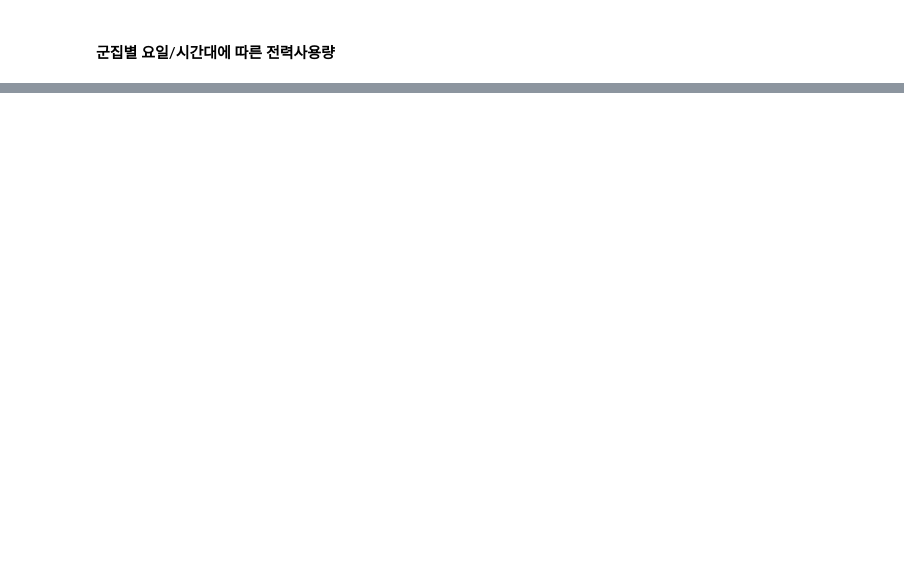
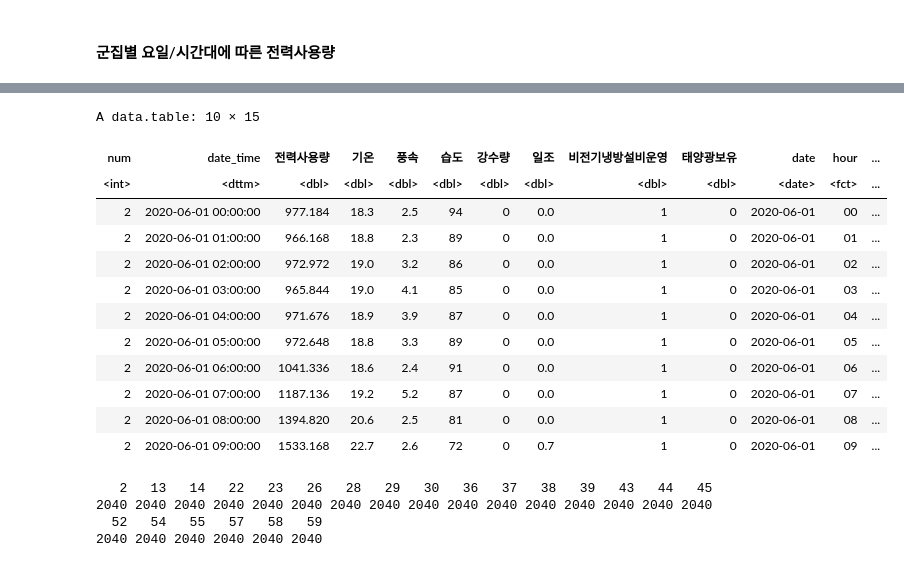
Before and after one commit to mjiii25/prac_class, a Jupyter notebook: team-project.ipynb, the cells around one changed output, grey strips where cells are left out. Drawn from its saved outputs; the diff is of its cells as text; code cells hidden in the pictures; blank space fills up the shorter version.

```diff
--- a/team-project.ipynb
+++ b/team-project.ipynb
@@ -110,0 +252,6 @@ p_cl
+# %%
+dt_train_B <- dt_train[dt_train$cl_grp == "B", ]
+head(dt_train_B)
+
+p_cl_B <- p_cl[p_cl$cl_grp == "B", ]
+head(p_cl_B)
@@ -110,0 +277,24 @@ p_cl
+# %%
+head(dt_train_B, 10)
+# %% [output]
+A data.table: 10 × 15
+| num | date_time | 전력사용량 | 기온 | 풍속 | 습도 | 강수량 | 일조 | 비전기냉방설비운영 | 태양광보유 | date | hour | ... |
+| <int> | <dttm> | <dbl> | <dbl> | <dbl> | <dbl> | <dbl> | <dbl> | <dbl> | <dbl> | <date> | <fct> | ... |
+| 2 | 2020-06-01 00:00:00 | 977.184 | 18.3 | 2.5 | 94 | 0 | 0.0 | 1 | 0 | 2020-06-01 | 00 | ... |
+| 2 | 2020-06-01 01:00:00 | 966.168 | 18.8 | 2.3 | 89 | 0 | 0.0 | 1 | 0 | 2020-06-01 | 01 | ... |
+| 2 | 2020-06-01 02:00:00 | 972.972 | 19.0 | 3.2 | 86 | 0 | 0.0 | 1 | 0 | 2020-06-01 | 02 | ... |
+| 2 | 2020-06-01 03:00:00 | 965.844 | 19.0 | 4.1 | 85 | 0 | 0.0 | 1 | 0 | 2020-06-01 | 03 | ... |
+| 2 | 2020-06-01 04:00:00 | 971.676 | 18.9 | 3.9 | 87 | 0 | 0.0 | 1 | 0 | 2020-06-01 | 04 | ... |
+| 2 | 2020-06-01 05:00:00 | 972.648 | 18.8 | 3.3 | 89 | 0 | 0.0 | 1 | 0 | 2020-06-01 | 05 | ... |
+| 2 | 2020-06-01 06:00:00 | 1041.336 | 18.6 | 2.4 | 91 | 0 | 0.0 | 1 | 0 | 2020-06-01 | 06 | ... |
+| 2 | 2020-06-01 07:00:00 | 1187.136 | 19.2 | 5.2 | 87 | 0 | 0.0 | 1 | 0 | 2020-06-01 | 07 | ... |
+| 2 | 2020-06-01 08:00:00 | 1394.820 | 20.6 | 2.5 | 81 | 0 | 0.0 | 1 | 0 | 2020-06-01 | 08 | ... |
+| 2 | 2020-06-01 09:00:00 | 1533.168 | 22.7 | 2.6 | 72 | 0 | 0.7 | 1 | 0 | 2020-06-01 | 09 | ... |
+# %%
+# B에 속하는 건물번호 : 2, 13, 14, 22, 23, 26, 28, 29, 30, 36, 37, 38, 39, 43, 44, 45, 52, 54, 55, 57, 58, 59
+table(dt_train_B$num)
+# %% [output]
+   2   13   14   22   23   26   28   29   30   36   37   38   39   43   44   45
+2040 2040 2040 2040 2040 2040 2040 2040 2040 2040 2040 2040 2040 2040 2040 2040
+  52   54   55   57   58   59
+2040 2040 2040 2040 2040 2040
```
Also changed, not shown: parts of 18 cells of this notebook.
